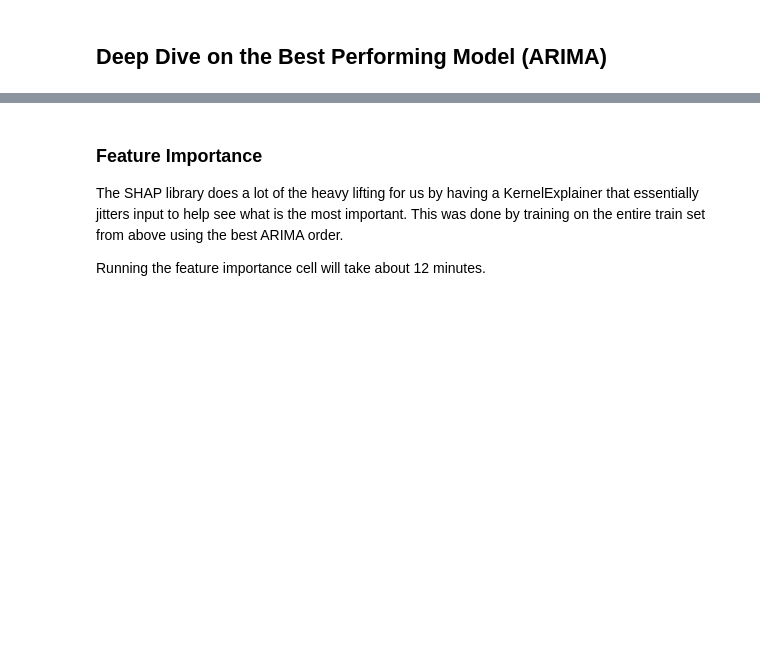
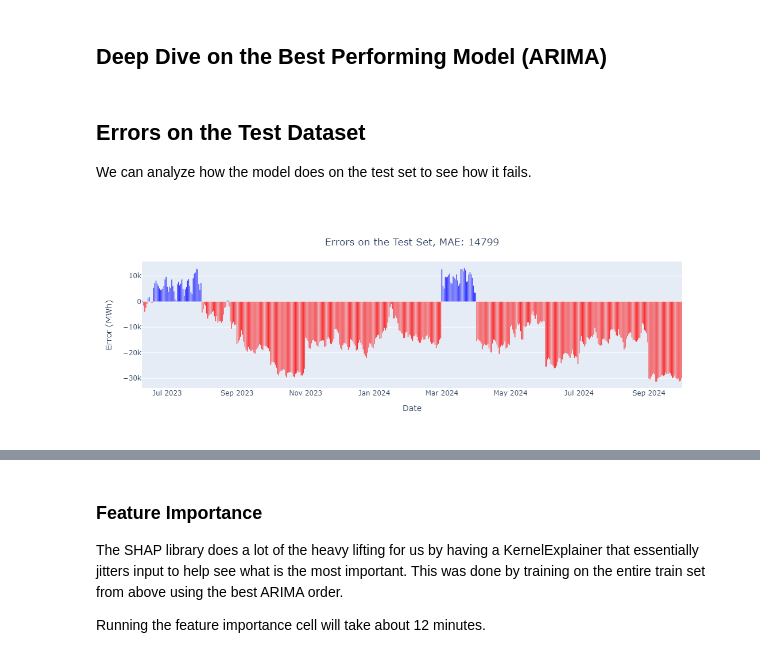
Before and after one commit to lmg1404/Energy-Consumption-Forecasting, a Jupyter notebook: src/notebooks/supervised/evaluation.ipynb, the cells around one changed output, grey strips where cells are left out. Drawn from its saved outputs; the diff is of its cells as text; code cells hidden in the pictures; blank space fills up the shorter version.

```diff
--- a/src/notebooks/supervised/evaluation.ipynb
+++ b/src/notebooks/supervised/evaluation.ipynb
@@ -86,0 +97,33 @@ order = (3, 1, 4)
+# %% [markdown]
+## Errors on the Test Dataset
+
+We can analyze how the model does on the test set to see how it fails.
+# %%
+predictions = model.forecast(steps=len(endog_test), exog=exog_test)
+errors = (predictions - endog_test)
+mae = mean_absolute_error(predictions, endog_test)
+dates = test.date
+
+error_df = pd.concat([dates, errors], axis=1).reset_index(drop=True)
+error_df.columns = ['date', 'errors']
+error_df['color'] = np.where(error_df['errors']<0, 'red', 'blue')
+# %%
+fig = go.Figure()
+fig.add_trace(
+    go.Bar(
+        x = error_df.date,
+        y = error_df.errors,
+        marker_color = error_df.color
+    )
+)
+fig.update_layout(
+    title={"text": f"Errors on the Test Set, MAE: {mae:.0f}", "xanchor": 'center', 'x': 0.5, 'y':0.85},
+    xaxis_title="Date",
+    yaxis_title="Error (MWh)",
+    height=400,
+    width=800
+)
+fig.show()
+fig.write_image("errors.png")
+# %% [output]
+[figure, added]
```
Also changed, not shown: parts of 13 cells of this notebook, 6 other files.
